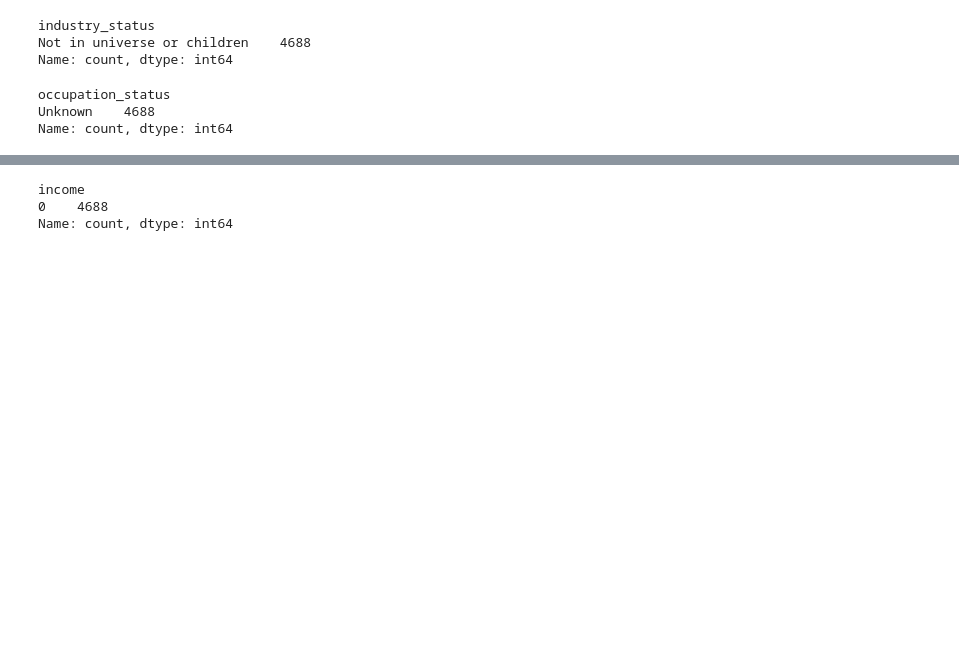
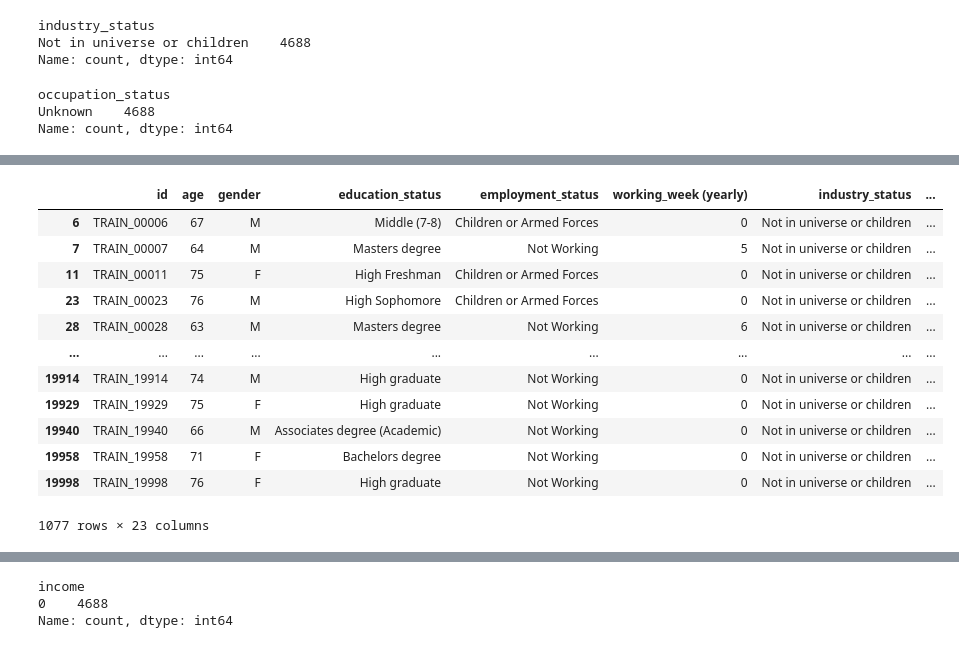
Before and after one commit to benidjor/income-prediction-dacon, a Jupyter notebook: preprocessing-income-prediction.ipynb, the cells around one changed output, grey strips where cells are left out. Drawn from its saved outputs; the diff is of its cells as text; code cells hidden in the pictures; blank space fills up the shorter version.

```diff
--- a/preprocessing-income-prediction.ipynb
+++ b/preprocessing-income-prediction.ipynb
@@ -331,0 +399,19 @@ Name: count, dtype: int64
+# %%
+# 미국 군인 (준장 이하) 일반적으로 62세 정년
+# 이 사람들 중 employment_status이 Children or Armed Forces	인 사람들은 어디에도 해당하지 않음
+# → Not Working으로 변경
+train_df[(train_df.age>62) & (train_df.occupation_status=="Unknown")]
+# %% [output]
+|  | id | age | gender | education_status | employment_status | working_week (yearly) | industry_status | ... |
+| 6 | TRAIN_00006 | 67 | M | Middle (7-8) | Children or Armed Forces | 0 | Not in universe or children | ... |
+| 7 | TRAIN_00007 | 64 | M | Masters degree | Not Working | 5 | Not in universe or children | ... |
+| 11 | TRAIN_00011 | 75 | F | High Freshman | Children or Armed Forces | 0 | Not in universe or children | ... |
+| 23 | TRAIN_00023 | 76 | M | High Sophomore | Children or Armed Forces | 0 | Not in universe or children | ... |
+| 28 | TRAIN_00028 | 63 | M | Masters degree | Not Working | 6 | Not in universe or children | ... |
+| ... | ... | ... | ... | ... | ... | ... | ... | ... |
+| 19914 | TRAIN_19914 | 74 | M | High graduate | Not Working | 0 | Not in universe or children | ... |
+| 19929 | TRAIN_19929 | 75 | F | High graduate | Not Working | 0 | Not in universe or children | ... |
+| 19940 | TRAIN_19940 | 66 | M | Associates degree (Academic) | Not Working | 0 | Not in universe or children | ... |
+| 19958 | TRAIN_19958 | 71 | F | Bachelors degree | Not Working | 0 | Not in universe or children | ... |
+| 19998 | TRAIN_19998 | 76 | F | High graduate | Not Working | 0 | Not in universe or children | ... |
+1077 rows × 23 columns
```
Also changed, not shown: parts of 7 cells of this notebook.
